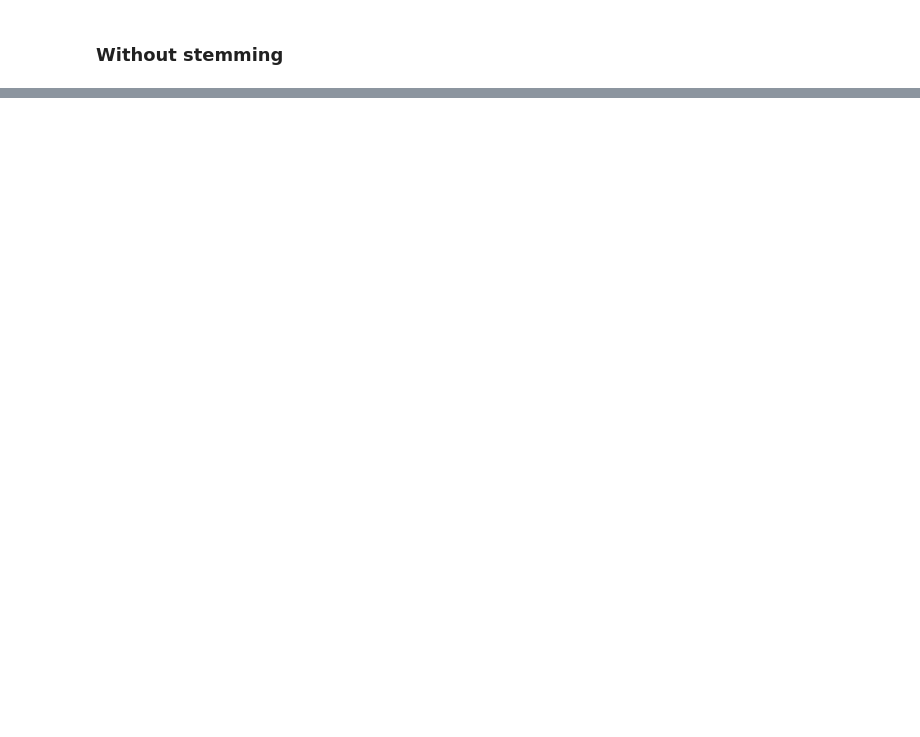
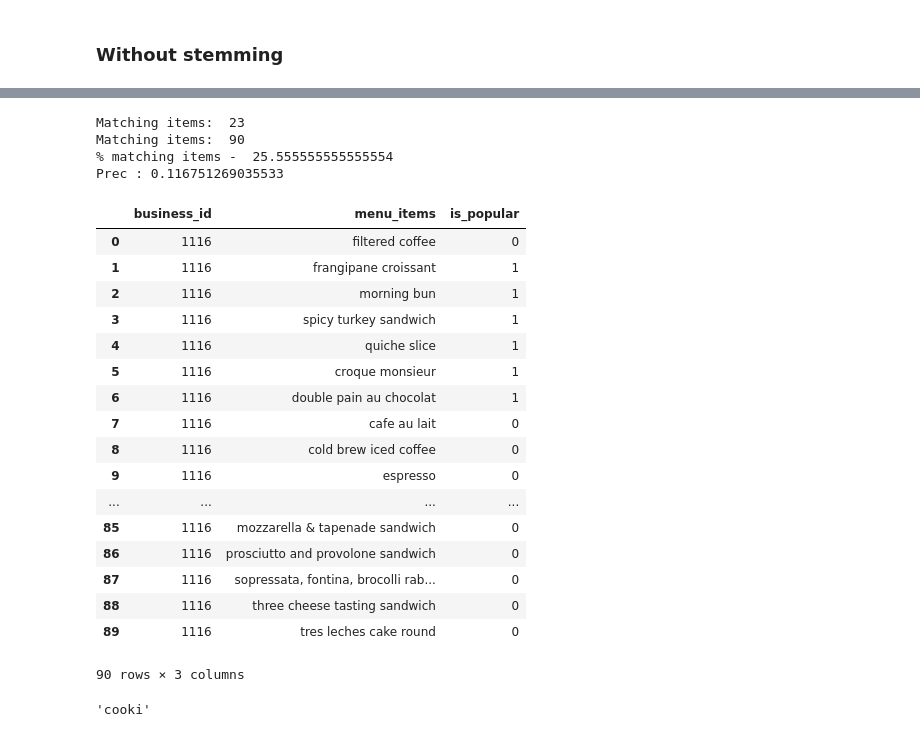
Before and after one commit to aish-anand/word2mouth, a Jupyter notebook: Baseline.ipynb, the cells around one changed output, grey strips where cells are left out. Cells and saved outputs as stored; diff of their text form; code cells hidden in the pictures; blank space fills up the shorter version.

```diff
--- a/Baseline.ipynb
+++ b/Baseline.ipynb
@@ -119,4 +215,35 @@ print("Matching items: ", matching_items.shape[0])
 total_menu_items = menus_df[(menus_df['business_id'] == 1116)]
 print("Matching items: ", total_menu_items.shape[0])
 print("% matching items - ", matching_items.shape[0]/total_menu_items.shape[0]*100)
-matching_items
+# matching_items
+print("Prec :", matching_items.shape[0]/len(menu_without_stemming))
+# %% [output]
+Matching items:  23
+Matching items:  90
+% matching items -  25.555555555555554
+Prec : 0.116751269035533
+# %%
+menus_df[(menus_df['business_id'] == 1116)]
+# %% [output]
+|  | business_id | menu_items | is_popular |
+| 0 | 1116 | filtered coffee | 0 |
+| 1 | 1116 | frangipane croissant | 1 |
+| 2 | 1116 | morning bun | 1 |
+| 3 | 1116 | spicy turkey sandwich | 1 |
+| 4 | 1116 | quiche slice | 1 |
+| 5 | 1116 | croque monsieur | 1 |
+| 6 | 1116 | double pain au chocolat | 1 |
+| 7 | 1116 | cafe au lait | 0 |
+| 8 | 1116 | cold brew iced coffee | 0 |
+| 9 | 1116 | espresso | 0 |
+| ... | ... | ... | ... |
+| 85 | 1116 | mozzarella & tapenade sandwich | 0 |
+| 86 | 1116 | prosciutto and provolone sandwich | 0 |
+| 87 | 1116 | sopressata, fontina, brocolli rab... | 0 |
+| 88 | 1116 | three cheese tasting sandwich | 0 |
+| 89 | 1116 | tres leches cake round | 0 |
+90 rows × 3 columns
+# %%
+stemmer.stem('cookie')
+# %% [output]
+'cooki'
```
Also changed, not shown: parts of 11 cells of this notebook, 1 other file.
